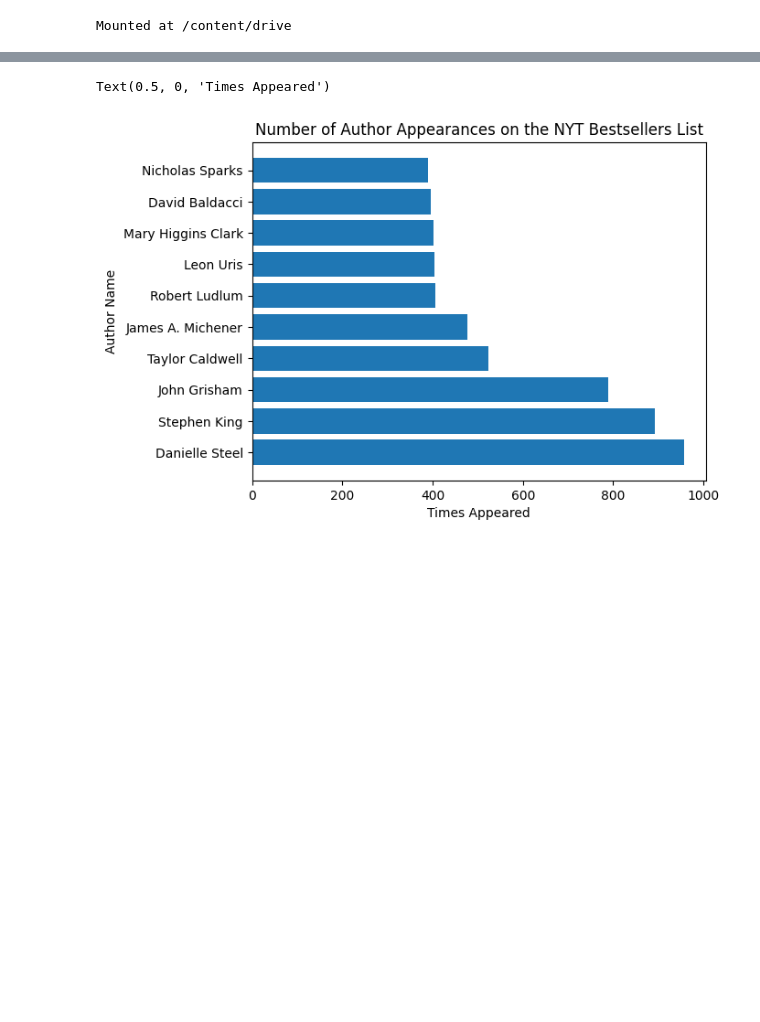
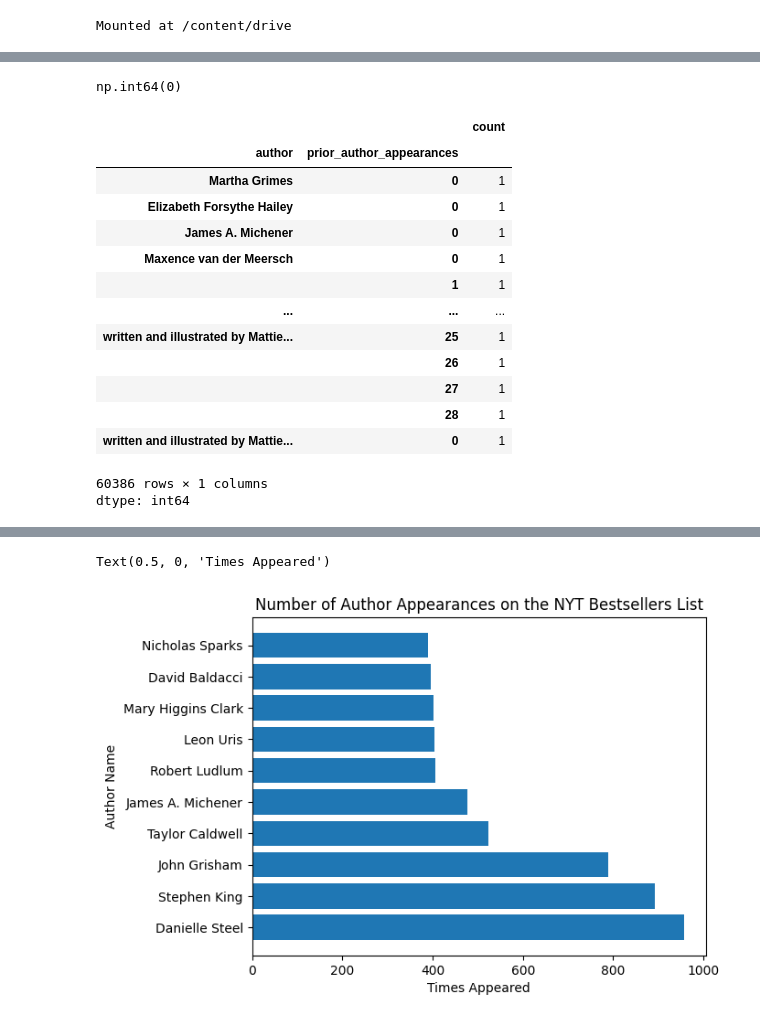
Before and after one commit to mnguyen175/DRSP-2026-Maryan-Nguyen-, a Jupyter notebook: DRSP_Final_Project_2026_Maryan_Nguyen.ipynb, the cells around one changed output, grey strips where cells are left out. Saved outputs shown, nothing was run; the diff lists cells and outputs as text; code cells hidden in the pictures; blank space fills up the shorter version.

```diff
--- a/DRSP_Final_Project_2026_Maryan_Nguyen.ipynb
+++ b/DRSP_Final_Project_2026_Maryan_Nguyen.ipynb
@@ -115,0 +60,29 @@ df = df.dropna(subset=['author'])
+# %%
+df.duplicated(subset=['week', 'title_id',]).sum()
+# %% [output]
+np.int64(0)
+# %%
+# Sort chronologically first
+df = df.sort_values(["year", "week", "rank"]).reset_index(drop=True)
+
+# Number of previous bestseller appearances by the author
+df["prior_author_appearances"] = df.groupby("author").cumcount()
+
+df["prior_author_appearances"].value_counts().sort_index()
+df[["author", "prior_author_appearances"]].value_counts().sort_index()
+# %% [output]
+|  |  | count |
+| author | prior_author_appearances |  |
+| Martha Grimes | 0 | 1 |
+| Elizabeth Forsythe Hailey | 0 | 1 |
+| James A. Michener | 0 | 1 |
+| Maxence van der Meersch | 0 | 1 |
+|  | 1 | 1 |
+| ... | ... | ... |
+| written and illustrated by Mattie... | 25 | 1 |
+|  | 26 | 1 |
+|  | 27 | 1 |
+|  | 28 | 1 |
+| written and illustrated by Mattie... | 0 | 1 |
+60386 rows × 1 columns
+dtype: int64
```
Also changed, not shown: parts of 18 cells of this notebook.
